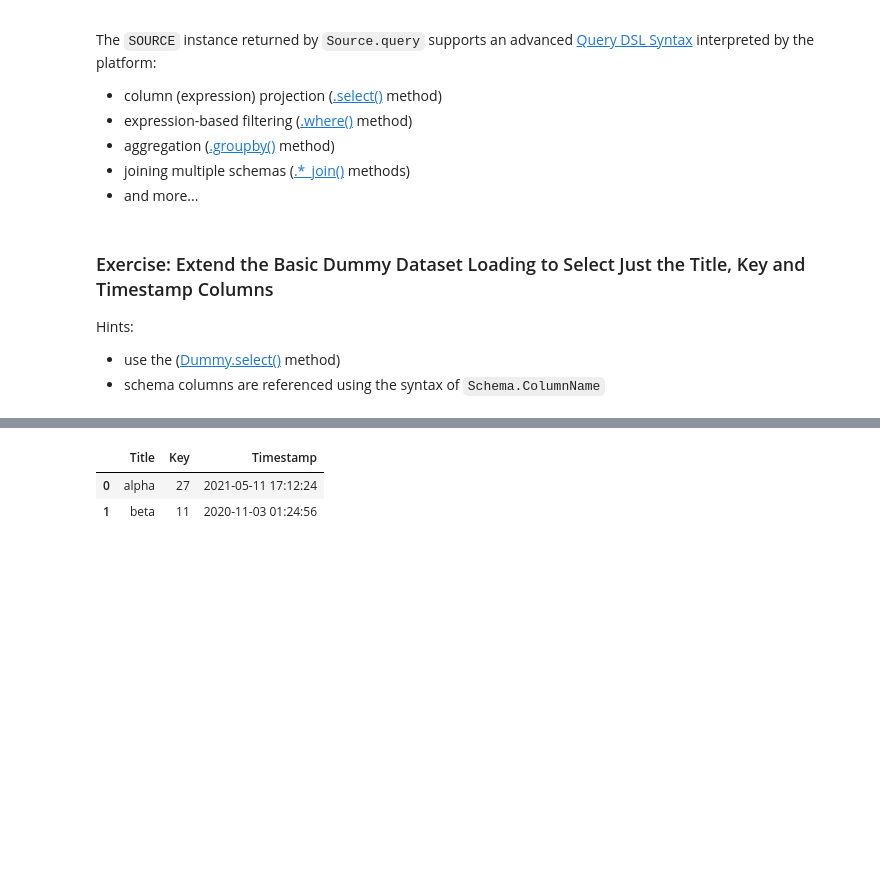
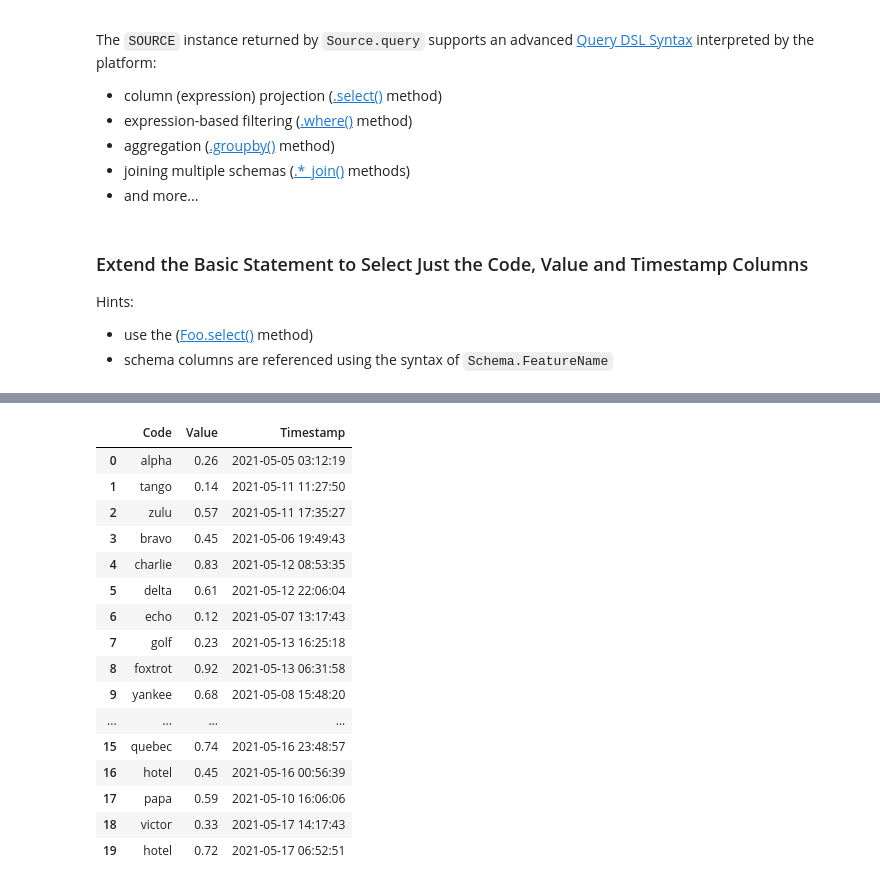
Before and after one commit to formlio/mlprague23, a Jupyter notebook: 2-tutorial/1-data-abstraction.ipynb, the cells around one changed output, grey strips where cells are left out. Cells and saved outputs as stored; diff of their text form; code cells hidden in the pictures; blank space fills up the shorter version.

```diff
--- a/2-tutorial/1-data-abstraction.ipynb
+++ b/2-tutorial/1-data-abstraction.ipynb
@@ -46,20 +84,17 @@ The `SOURCE` instance returned by `Source.query` supports an advanced [Query DSL
 * joining multiple schemas ([.*_join()](https://docs.forml.io/en/latest/dsl/query/design.html#forml.io.dsl.Origin.inner_join) methods)
 * and more...
 # %% [markdown]
-### Exercise: Extend the Basic Dummy Dataset Loading to Select Just the Title, Key and Timestamp Columns
+### Extend the Basic Statement to Select Just the Code, Value and Timestamp Columns
 
 Hints:
-* use the ([Dummy.select()](https://docs.forml.io/en/latest/dsl/query/design.html#forml.io.dsl.Queryable.select) method)
-* schema columns are referenced using the syntax of `Schema.ColumnName`
+* use the ([Foo.select()](https://docs.forml.io/en/latest/dsl/query/design.html#forml.io.dsl.Queryable.select) method)
+* schema columns are referenced using the syntax of `Schema.FeatureName`
 # %%
-STATEMENT = Dummy.select(
-    Dummy.Title,
-    Dummy.Key,
-    Dummy.Timestamp
+STATEMENT = Foo.select(
+    Foo.Code,
+    Foo.Value,
+    Foo.Timestamp
 )
 
-SOURCE = Source.query(STATEMENT)
-PIPELINE = ToPandas()
-
-SOURCE.bind(PIPELINE).launcher.apply()
+Source.query(STATEMENT).bind(PIPELINE).launcher.apply()
 # %% [output]
@@ -67,3 +101,17 @@ INFO: 2023-05-10 13:40:15,669: lazy: Loading Dummy
-|  | Title | Key | Timestamp |
-| 0 | alpha | 27 | 2021-05-11 17:12:24 |
-| 1 | beta | 11 | 2020-11-03 01:24:56 |
+|  | Code | Value | Timestamp |
+| 0 | alpha | 0.26 | 2021-05-05 03:12:19 |
+| 1 | tango | 0.14 | 2021-05-11 11:27:50 |
+| 2 | zulu | 0.57 | 2021-05-11 17:35:27 |
+| 3 | bravo | 0.45 | 2021-05-06 19:49:43 |
+| 4 | charlie | 0.83 | 2021-05-12 08:53:35 |
+| 5 | delta | 0.61 | 2021-05-12 22:06:04 |
+| 6 | echo | 0.12 | 2021-05-07 13:17:43 |
+| 7 | golf | 0.23 | 2021-05-13 16:25:18 |
+| 8 | foxtrot | 0.92 | 2021-05-13 06:31:58 |
+| 9 | yankee | 0.68 | 2021-05-08 15:48:20 |
+| ... | ... | ... | ... |
+| 15 | quebec | 0.74 | 2021-05-16 23:48:57 |
+| 16 | hotel | 0.45 | 2021-05-16 00:56:39 |
+| 17 | papa | 0.59 | 2021-05-10 16:06:06 |
+| 18 | victor | 0.33 | 2021-05-17 14:17:43 |
+| 19 | hotel | 0.72 | 2021-05-17 06:52:51 |
```
Also changed, not shown: parts of 14 cells of this notebook, 3 other files.
